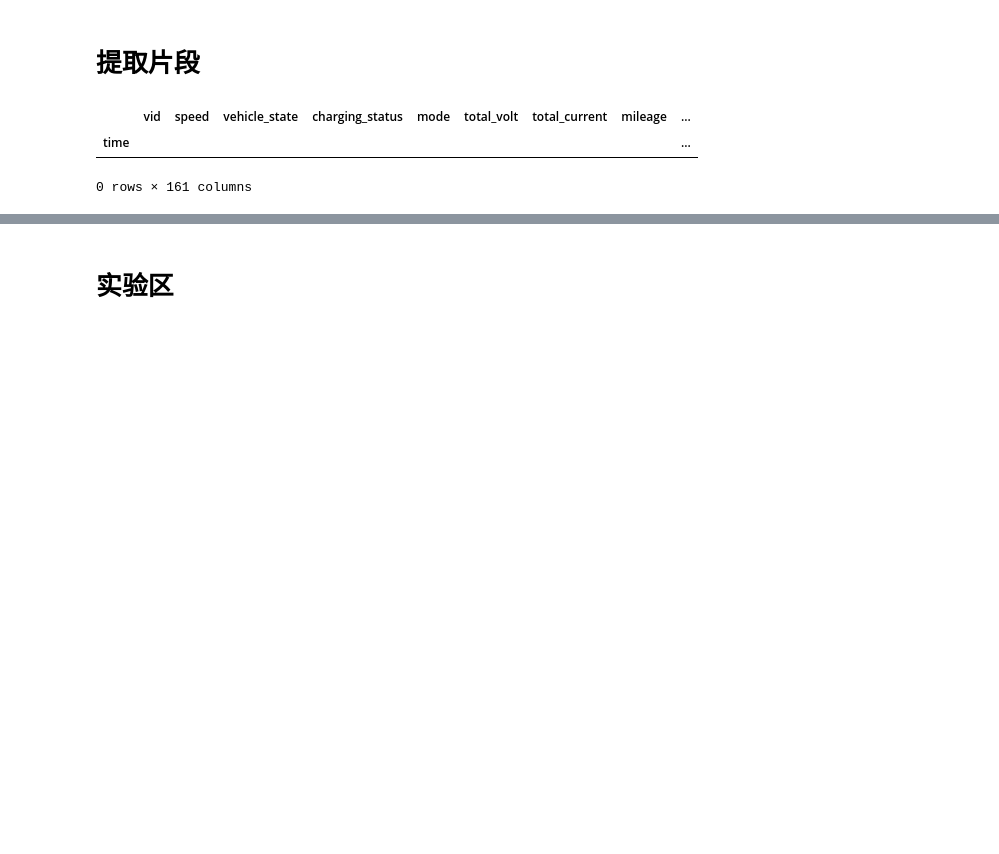
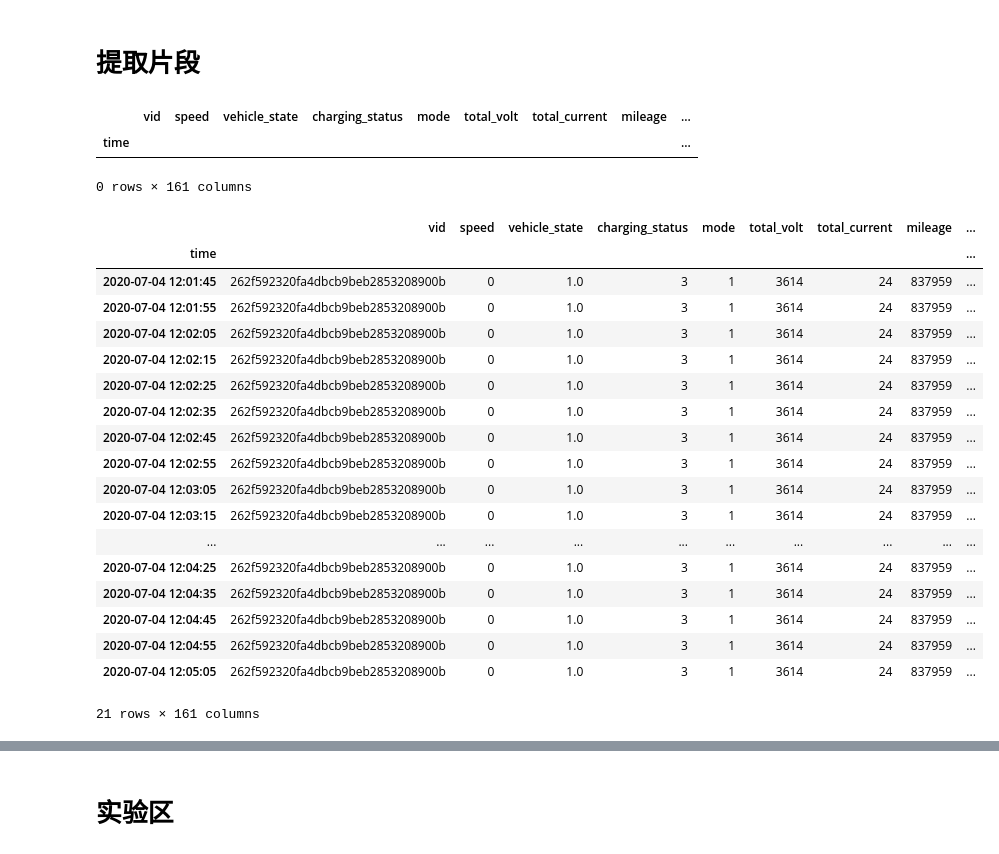
Before and after one commit to HaoWang9909/EV_Battery_Failure_Prediction, a Jupyter notebook: src/LB_04_(2级故障车)数据预处理_0_充电故障_有行驶故障_DC-DC报警.ipynb, the cells around one changed output, grey strips where cells are left out. Cells and saved outputs as stored; diff of their text form; code cells hidden in the pictures; blank space fills up the shorter version.

```diff
--- a/src/LB_04_数据预处理_0_充电故障.ipynb
+++ b/src/LB_04_(2级故障车)数据预处理_0_充电故障_有行驶故障_DC-DC报警.ipynb
@@ -157,3 +162,26 @@ charging_total_data_with_id[charging_total_data_with_id['max_alarm_lvl']!=0]
 |  | vid | speed | vehicle_state | charging_status | mode | total_volt | total_current | mileage | ... |
 | time |  |  |  |  |  |  |  |  | ... |
 0 rows × 161 columns
+# %%
+#找到driving_total_data_with_id中'max_alarm_lvl'不为0的数据
+driving_total_data_with_id[driving_total_data_with_id['max_alarm_lvl']!=0]
+# %% [output]
+|  | vid | speed | vehicle_state | charging_status | mode | total_volt | total_current | mileage | ... |
+| time |  |  |  |  |  |  |  |  | ... |
+| 2020-07-04 12:01:45 | 262f592320fa4dbcb9beb2853208900b | 0 | 1.0 | 3 | 1 | 3614 | 24 | 837959 | ... |
+| 2020-07-04 12:01:55 | 262f592320fa4dbcb9beb2853208900b | 0 | 1.0 | 3 | 1 | 3614 | 24 | 837959 | ... |
+| 2020-07-04 12:02:05 | 262f592320fa4dbcb9beb2853208900b | 0 | 1.0 | 3 | 1 | 3614 | 24 | 837959 | ... |
+| 2020-07-04 12:02:15 | 262f592320fa4dbcb9beb2853208900b | 0 | 1.0 | 3 | 1 | 3614 | 24 | 837959 | ... |
+| 2020-07-04 12:02:25 | 262f592320fa4dbcb9beb2853208900b | 0 | 1.0 | 3 | 1 | 3614 | 24 | 837959 | ... |
+| 2020-07-04 12:02:35 | 262f592320fa4dbcb9beb2853208900b | 0 | 1.0 | 3 | 1 | 3614 | 24 | 837959 | ... |
+| 2020-07-04 12:02:45 | 262f592320fa4dbcb9beb2853208900b | 0 | 1.0 | 3 | 1 | 3614 | 24 | 837959 | ... |
+| 2020-07-04 12:02:55 | 262f592320fa4dbcb9beb2853208900b | 0 | 1.0 | 3 | 1 | 3614 | 24 | 837959 | ... |
+| 2020-07-04 12:03:05 | 262f592320fa4dbcb9beb2853208900b | 0 | 1.0 | 3 | 1 | 3614 | 24 | 837959 | ... |
+| 2020-07-04 12:03:15 | 262f592320fa4dbcb9beb2853208900b | 0 | 1.0 | 3 | 1 | 3614 | 24 | 837959 | ... |
+| ... | ... | ... | ... | ... | ... | ... | ... | ... | ... |
+| 2020-07-04 12:04:25 | 262f592320fa4dbcb9beb2853208900b | 0 | 1.0 | 3 | 1 | 3614 | 24 | 837959 | ... |
+| 2020-07-04 12:04:35 | 262f592320fa4dbcb9beb2853208900b | 0 | 1.0 | 3 | 1 | 3614 | 24 | 837959 | ... |
+| 2020-07-04 12:04:45 | 262f592320fa4dbcb9beb2853208900b | 0 | 1.0 | 3 | 1 | 3614 | 24 | 837959 | ... |
+| 2020-07-04 12:04:55 | 262f592320fa4dbcb9beb2853208900b | 0 | 1.0 | 3 | 1 | 3614 | 24 | 837959 | ... |
+| 2020-07-04 12:05:05 | 262f592320fa4dbcb9beb2853208900b | 0 | 1.0 | 3 | 1 | 3614 | 24 | 837959 | ... |
+21 rows × 161 columns
```
Also changed, not shown: parts of 5 cells of this notebook, 17 other files.
